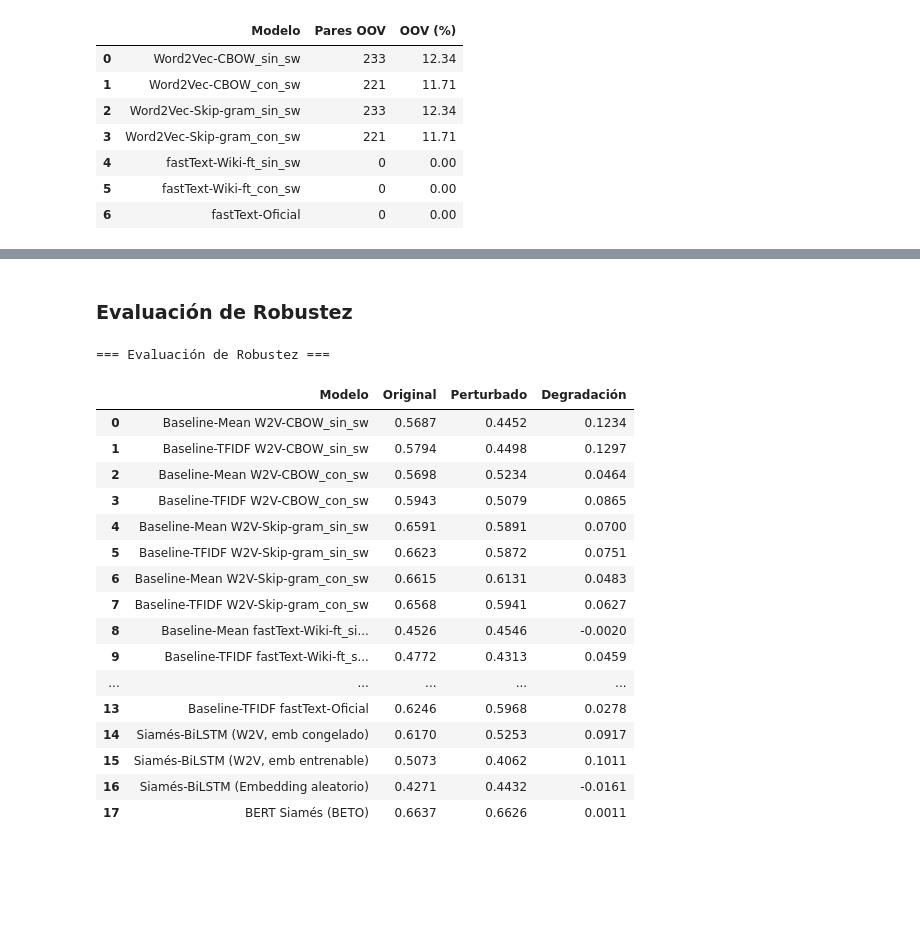
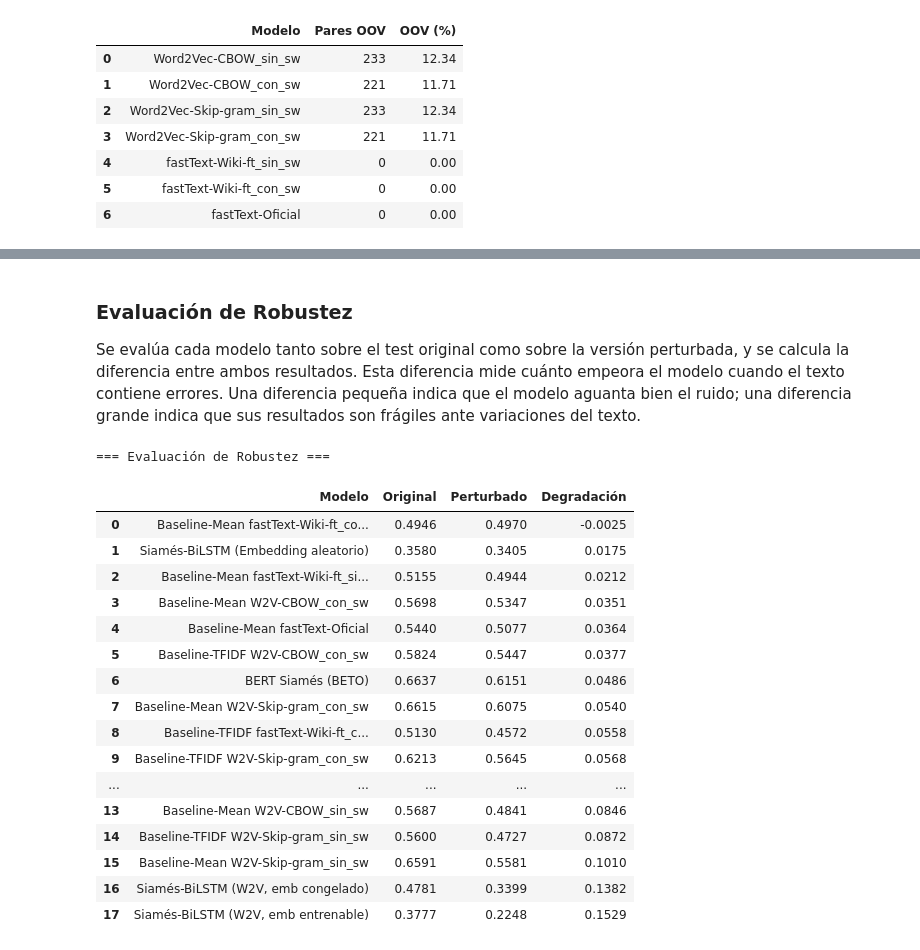
Before and after one commit to Lihao006/P4plh, a Jupyter notebook: practica4_completa.ipynb, the cells around one changed output, grey strips where cells are left out. Cells and saved outputs as stored; diff of their text form; code cells hidden in the pictures; blank space fills up the shorter version.

```diff
--- a/practica4_completa.ipynb
+++ b/practica4_completa.ipynb
@@ -1907,21 +1877,23 @@ resumen_extrinseco = []
 
 # Word2Vec
 for nom, model in modelos_w2v.items():
-    pr_mean, pr_tfidf = evaluate_baseline_simple(test_df, model.wv)
+    eliminar_sw = 'sin_sw' in nom
+    pr_mean, pr_tfidf = evaluate_baseline_simple(test_df, model.wv, tfidf_vec_global, eliminar_sw)
     print(f"Word2Vec-{nom} | Media simple: {pr_mean:.4f} | TF-IDF: {pr_tfidf:.4f}")
     resumen_extrinseco.append({'Modelo': f'Baseline-Mean (W2V-{nom})',  'Pearson (test)': round(pr_mean, 4)})
     resumen_extrinseco.append({'Modelo': f'Baseline-TFIDF (W2V-{nom})', 'Pearson (test)': round(pr_tfidf, 4)})
 
 # fastText Wiki (sin SW y con SW)
 for nom, model in modelos_ft.items():
-    pr_mean, pr_tfidf = evaluate_baseline_simple(test_df, model.wv)
+    eliminar_sw = 'sin_sw' in nom
+    pr_mean, pr_tfidf = evaluate_baseline_simple(test_df, model.wv, tfidf_vec_global, eliminar_sw)
     print(f"fastText-Wiki-{nom} | Media simple: {pr_mean:.4f} | TF-IDF: {pr_tfidf:.4f}")
     resumen_extrinseco.append({'Modelo': f'Baseline-Mean (FT-Wiki-{nom})',  'Pearson (test)': round(pr_mean, 4)})
     resumen_extrinseco.append({'Modelo': f'Baseline-TFIDF (FT-Wiki-{nom})', 'Pearson (test)': round(pr_tfidf, 4)})
 
 # fastText Oficial
 if ft_oficial is not None:
-    pr_mean, pr_tfidf = evaluate_baseline_simple(test_df, ft_oficial.wv)
+    pr_mean, pr_tfidf = evaluate_baseline_simple(test_df, ft_oficial.wv, tfidf_vec_global)
     print(f"fastText-Oficial | Media simple: {pr_mean:.4f} | TF-IDF: {pr_tfidf:.4f}")
     resumen_extrinseco.append({'Modelo': 'Baseline-Mean (FT-Oficial)',  'Pearson (test)': round(pr_mean, 4)})
     resumen_extrinseco.append({'Modelo': 'Baseline-TFIDF (FT-Oficial)', 'Pearson (test)': round(pr_tfidf, 4)})
@@ -2996,7 +2974,6 @@ def perturb_sentence(sentence, prob=0.3, prob_accent=0.5, seed=None):
         'b': 'v', 'v': 'b',
         'g': 'j', 'j': 'g',
         'i': 'y', 'y': 'i',
-        'll': 'y', 'y': 'll',
         's': 'x', 'x': 's',
         'ñ': 'n', 'n': 'ñ',
         'd': 't', 't': 'd'
@@ -3037,13 +3014,11 @@ def perturb_sentence(sentence, prob=0.3, prob_accent=0.5, seed=None):
     return ' '.join(result)
 
 # Generar conjunto de test perturbado con seed fija para reproducibilidad
+random.seed(SEED)
+
 test_perturbed = test_df.copy()
-test_perturbed['sentence1'] = test_perturbed['sentence1'].apply(
-    lambda s: perturb_sentence(s, seed=SEED)
-)
-test_perturbed['sentence2'] = test_perturbed['sentence2'].apply(
-    lambda s: perturb_sentence(s, seed=SEED)
-)
+test_perturbed['sentence1'] = test_perturbed['sentence1'].apply(perturb_sentence)
+test_perturbed['sentence2'] = test_perturbed['sentence2'].apply(perturb_sentence)
 # %%
 print("=== Ejemplos de perturbación ===\n")
 for i in range(5):
@@ -3227,28 +3235,33 @@ Se observa además que:
 # %% [markdown]
 ### Evaluación de Robustez
+
+Se evalúa cada modelo tanto sobre el test original como sobre la versión perturbada, y se calcula la diferencia entre ambos resultados. Esta diferencia mide cuánto empeora el modelo cuando el texto contiene errores. Una diferencia pequeña indica que el modelo aguanta bien el ruido; una diferencia grande indica que sus resultados son frágiles ante variaciones del texto.
 # %%
 filas = []
 
 # Baseline Coseno (Word2Vec)
 if 'modelos_w2v' in globals() and modelos_w2v:
     for nom, model in modelos_w2v.items():
-        pr_orig_mean, pr_orig_tfidf = evaluate_baseline_simple(test_df,        model.wv)
-        pr_pert_mean, pr_pert_tfidf = evaluate_baseline_simple(test_perturbed, model.wv)
+        eliminar_sw = 'sin_sw' in nom
+        pr_orig_mean, pr_orig_tfidf = evaluate_baseline_simple(test_df,        model.wv, tfidf_vec_global, eliminar_sw)
+        pr_pert_mean, pr_pert_tfidf = evaluate_baseline_simple(test_perturbed, model.wv, tfidf_vec_global, eliminar_sw)
         filas.append({'Modelo': f'Baseline-Mean W2V-{nom}',  'Original': pr_orig_mean,  'Perturbado': pr_pert_mean,  'Degradación': pr_orig_mean  - pr_pert_mean})
         filas.append({'Modelo': f'Baseline-TFIDF W2V-{nom}', 'Original': pr_orig_tfidf, 'Perturbado': pr_pert_tfidf, 'Degradación': pr_orig_tfidf - pr_pert_tfidf})
 
 # Baseline Coseno (fastText Wiki)
 if 'modelos_ft' in globals() and modelos_ft:
     for nom, model in modelos_ft.items():
-        pr_orig_mean, pr_orig_tfidf = evaluate_baseline_simple(test_df,        model.wv)
-        pr_pert_mean, pr_pert_tfidf = evaluate_baseline_simple(test_perturbed, model.wv)
+        eliminar_sw = 'sin_sw' in nom
+        pr_orig_mean, pr_orig_tfidf = evaluate_baseline_simple(test_df,        model.wv, tfidf_vec_global, eliminar_sw)
+        pr_pert_mean, pr_pert_tfidf = evaluate_baseline_simple(test_perturbed, model.wv, tfidf_vec_global, eliminar_sw)
         filas.append({'Modelo': f'Baseline-Mean fastText-Wiki-{nom}',  'Original': pr_orig_mean,  'Perturbado': pr_pert_mean,  'Degradación': pr_orig_mean  - pr_pert_mean})
         filas.append({'Modelo': f'Baseline-TFIDF fastText-Wiki-{nom}', 'Original': pr_orig_tfidf, 'Perturbado': pr_pert_tfidf, 'Degradación': pr_orig_tfidf - pr_pert_tfidf})
 
 # Baseline Coseno (fastText Oficial)
 if 'ft_oficial' in globals() and ft_oficial is not None:
-    pr_orig_mean, pr_orig_tfidf = evaluate_baseline_simple(test_df,        ft_oficial.wv)
-    pr_pert_mean, pr_pert_tfidf = evaluate_baseline_simple(test_perturbed, ft_oficial.wv)
+    # El modelo oficial no tiene variantes con/sin stopwords, así que no aplicamos ese filtro en la evaluación.
+    pr_orig_mean, pr_orig_tfidf = evaluate_baseline_simple(test_df,        ft_oficial.wv, tfidf_vec_global)
+    pr_pert_mean, pr_pert_tfidf = evaluate_baseline_simple(test_perturbed, ft_oficial.wv, tfidf_vec_global)
     filas.append({'Modelo': 'Baseline-Mean fastText-Oficial',  'Original': pr_orig_mean,  'Perturbado': pr_pert_mean,  'Degradación': pr_orig_mean  - pr_pert_mean})
     filas.append({'Modelo': 'Baseline-TFIDF fastText-Oficial', 'Original': pr_orig_tfidf, 'Perturbado': pr_pert_tfidf, 'Degradación': pr_orig_tfidf - pr_pert_tfidf})
 
@@ -3265,47 +3278,48 @@ if 'word2idx' in globals() and 'emb_matrix' in globals() and 'rand_matrix' in gl
     for label, (fichero, matriz, trainable) in modelos_siameses.items():
         if os.path.exists(fichero):
             model_siam = SiameseBiLSTMAttention(
                 matriz, hidden_size=64, final_hidden_size=32,
                 trainable_embeddings=trainable
             ).to(DEVICE)
             model_siam.load_state_dict(torch.load(fichero, map_location=DEVICE))
             pr_orig_s = eval_pearson(model_siam, test_dl)
             pr_pert_s = eval_pearson(model_siam, test_dl_pert)
             filas.append({'Modelo': label, 'Original': pr_orig_s, 'Perturbado': pr_pert_s, 'Degradación': pr_orig_s - pr_pert_s})
 else:
     print("AVISO: emb_matrix o rand_matrix no disponibles. Saltando modelos Siamés.")
 
 # BERT Siamés
 if 'bert_model' in locals():
     ds_perturbed = BERTSTSDataset(test_perturbed, bert_tokenizer, max_len=64)
     dl_perturbed = DataLoader(ds_perturbed, batch_size=32)
     pr_pert_bert = eval_pearson(bert_model, dl_perturbed)
     pr_orig_bert = next(item['Pearson (test)'] for item in resumen_extrinseco
                         if item['Modelo'] == 'BERT Siamés (BETO)')
     filas.append({'Modelo': 'BERT Siamés (BETO)', 'Original': pr_orig_bert, 'Perturbado': pr_pert_bert, 'Degradación': pr_orig_bert - pr_pert_bert})
 
 # Mostrar tabla
 df_robustez = pd.DataFrame(filas)
 df_robustez[['Original', 'Perturbado', 'Degradación']] = df_robustez[['Original', 'Perturbado', 'Degradación']].round(4)
+df_robustez = df_robustez.sort_values('Degradación', ascending=True).reset_index(drop=True)
 print('=== Evaluación de Robustez ===\n')
 display(df_robustez)
 # %% [output]
 === Evaluación de Robustez ===
 |  | Modelo | Original | Perturbado | Degradación |
-| 0 | Baseline-Mean W2V-CBOW_sin_sw | 0.5687 | 0.4452 | 0.1234 |
-| 1 | Baseline-TFIDF W2V-CBOW_sin_sw | 0.5794 | 0.4498 | 0.1297 |
-| 2 | Baseline-Mean W2V-CBOW_con_sw | 0.5698 | 0.5234 | 0.0464 |
-| 3 | Baseline-TFIDF W2V-CBOW_con_sw | 0.5943 | 0.5079 | 0.0865 |
-| 4 | Baseline-Mean W2V-Skip-gram_sin_sw | 0.6591 | 0.5891 | 0.0700 |
-| 5 | Baseline-TFIDF W2V-Skip-gram_sin_sw | 0.6623 | 0.5872 | 0.0751 |
-| 6 | Baseline-Mean W2V-Skip-gram_con_sw | 0.6615 | 0.6131 | 0.0483 |
-| 7 | Baseline-TFIDF W2V-Skip-gram_con_sw | 0.6568 | 0.5941 | 0.0627 |
-| 8 | Baseline-Mean fastText-Wiki-ft_si... | 0.4526 | 0.4546 | -0.0020 |
-| 9 | Baseline-TFIDF fastText-Wiki-ft_s... | 0.4772 | 0.4313 | 0.0459 |
+| 0 | Baseline-Mean fastText-Wiki-ft_co... | 0.4946 | 0.4970 | -0.0025 |
+| 1 | Siamés-BiLSTM (Embedding aleatorio) | 0.3580 | 0.3405 | 0.0175 |
+| 2 | Baseline-Mean fastText-Wiki-ft_si... | 0.5155 | 0.4944 | 0.0212 |
+| 3 | Baseline-Mean W2V-CBOW_con_sw | 0.5698 | 0.5347 | 0.0351 |
+| 4 | Baseline-Mean fastText-Oficial | 0.5440 | 0.5077 | 0.0364 |
+| 5 | Baseline-TFIDF W2V-CBOW_con_sw | 0.5824 | 0.5447 | 0.0377 |
+| 6 | BERT Siamés (BETO) | 0.6637 | 0.6151 | 0.0486 |
+| 7 | Baseline-Mean W2V-Skip-gram_con_sw | 0.6615 | 0.6075 | 0.0540 |
+| 8 | Baseline-TFIDF fastText-Wiki-ft_c... | 0.5130 | 0.4572 | 0.0558 |
+| 9 | Baseline-TFIDF W2V-Skip-gram_con_sw | 0.6213 | 0.5645 | 0.0568 |
 | ... | ... | ... | ... | ... |
-| 13 | Baseline-TFIDF fastText-Oficial | 0.6246 | 0.5968 | 0.0278 |
-| 14 | Siamés-BiLSTM (W2V, emb congelado) | 0.6170 | 0.5253 | 0.0917 |
-| 15 | Siamés-BiLSTM (W2V, emb entrenable) | 0.5073 | 0.4062 | 0.1011 |
-| 16 | Siamés-BiLSTM (Embedding aleatorio) | 0.4271 | 0.4432 | -0.0161 |
-| 17 | BERT Siamés (BETO) | 0.6637 | 0.6626 | 0.0011 |
+| 13 | Baseline-Mean W2V-CBOW_sin_sw | 0.5687 | 0.4841 | 0.0846 |
+| 14 | Baseline-TFIDF W2V-Skip-gram_sin_sw | 0.5600 | 0.4727 | 0.0872 |
+| 15 | Baseline-Mean W2V-Skip-gram_sin_sw | 0.6591 | 0.5581 | 0.1010 |
+| 16 | Siamés-BiLSTM (W2V, emb congelado) | 0.4781 | 0.3399 | 0.1382 |
+| 17 | Siamés-BiLSTM (W2V, emb entrenable) | 0.3777 | 0.2248 | 0.1529 |
 # %% [markdown]
```
Also changed, not shown: parts of 22 cells of this notebook, 8 other files.
